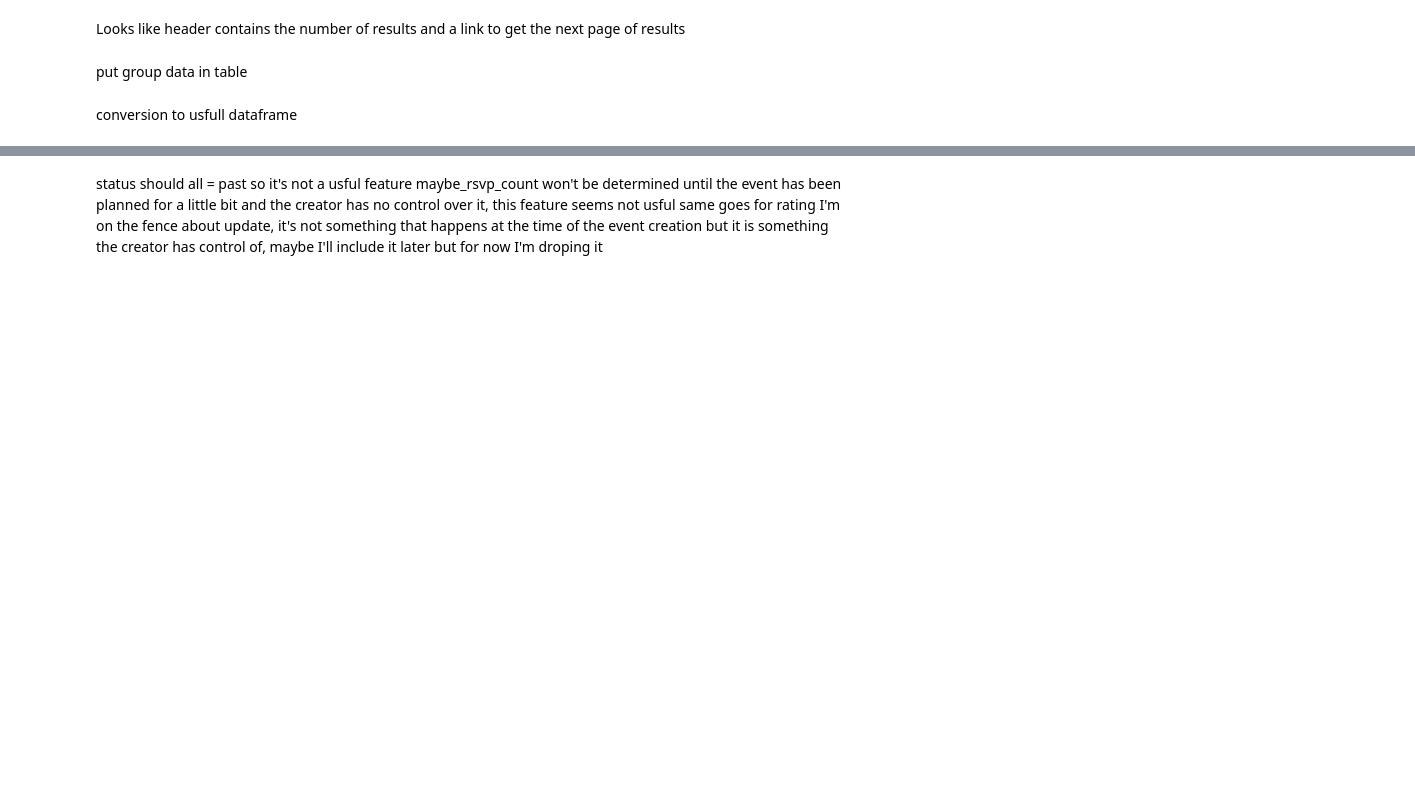
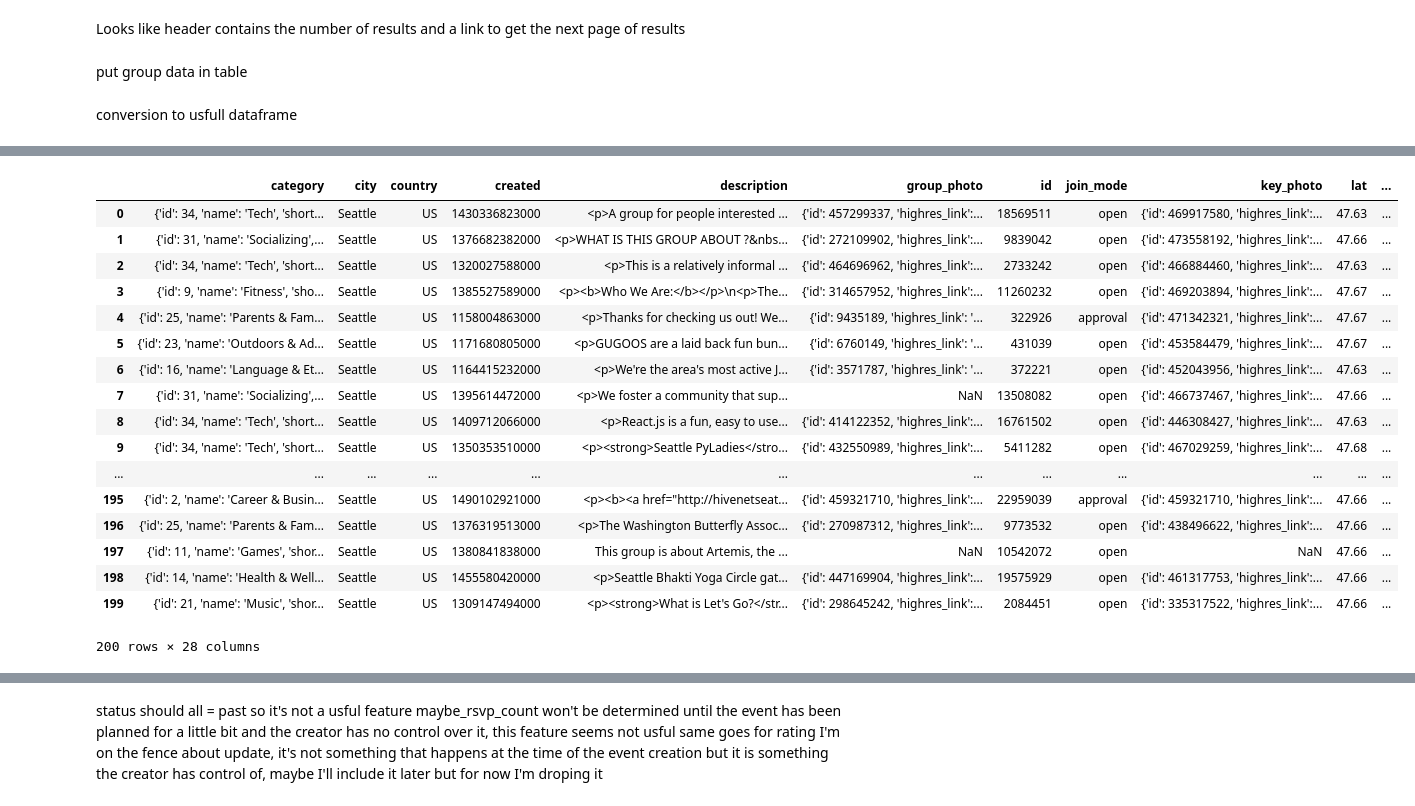
Before and after one commit to 3point14thon/meetup_rsvp_predictor, a Jupyter notebook: sandbox.ipynb, the cells around one changed output, grey strips where cells are left out. Saved outputs shown, nothing was run; the diff lists cells and outputs as text; code cells hidden in the pictures; blank space fills up the shorter version.

```diff
--- a/sandbox.ipynb
+++ b/sandbox.ipynb
@@ -61,3 +101,25 @@ df.duplicated('id').sum()
+# %%
+crummydf = pd.DataFrame(list(groups.find()))
+pd.DataFrame(crummydf['data'][0])
+# %% [output]
+|  | category | city | country | created | description | group_photo | id | join_mode | key_photo | lat | ... |
+| 0 | {'id': 34, 'name': 'Tech', 'short... | Seattle | US | 1430336823000 | <p>A group for people interested ... | {'id': 457299337, 'highres_link':... | 18569511 | open | {'id': 469917580, 'highres_link':... | 47.63 | ... |
+| 1 | {'id': 31, 'name': 'Socializing',... | Seattle | US | 1376682382000 | <p>WHAT IS THIS GROUP ABOUT ?&nbs... | {'id': 272109902, 'highres_link':... | 9839042 | open | {'id': 473558192, 'highres_link':... | 47.66 | ... |
+| 2 | {'id': 34, 'name': 'Tech', 'short... | Seattle | US | 1320027588000 | <p>This is a relatively informal ... | {'id': 464696962, 'highres_link':... | 2733242 | open | {'id': 466884460, 'highres_link':... | 47.63 | ... |
+| 3 | {'id': 9, 'name': 'Fitness', 'sho... | Seattle | US | 1385527589000 | <p><b>Who We Are:</b></p>\n<p>The... | {'id': 314657952, 'highres_link':... | 11260232 | open | {'id': 469203894, 'highres_link':... | 47.67 | ... |
+| 4 | {'id': 25, 'name': 'Parents & Fam... | Seattle | US | 1158004863000 | <p>Thanks for checking us out! We... | {'id': 9435189, 'highres_link': '... | 322926 | approval | {'id': 471342321, 'highres_link':... | 47.67 | ... |
+| 5 | {'id': 23, 'name': 'Outdoors & Ad... | Seattle | US | 1171680805000 | <p>GUGOOS are a laid back fun bun... | {'id': 6760149, 'highres_link': '... | 431039 | open | {'id': 453584479, 'highres_link':... | 47.67 | ... |
+| 6 | {'id': 16, 'name': 'Language & Et... | Seattle | US | 1164415232000 | <p>We're the area's most active J... | {'id': 3571787, 'highres_link': '... | 372221 | open | {'id': 452043956, 'highres_link':... | 47.63 | ... |
+| 7 | {'id': 31, 'name': 'Socializing',... | Seattle | US | 1395614472000 | <p>We foster a community that sup... | NaN | 13508082 | open | {'id': 466737467, 'highres_link':... | 47.66 | ... |
+| 8 | {'id': 34, 'name': 'Tech', 'short... | Seattle | US | 1409712066000 | <p>React.js is a fun, easy to use... | {'id': 414122352, 'highres_link':... | 16761502 | open | {'id': 446308427, 'highres_link':... | 47.63 | ... |
+| 9 | {'id': 34, 'name': 'Tech', 'short... | Seattle | US | 1350353510000 | <p><strong>Seattle PyLadies</stro... | {'id': 432550989, 'highres_link':... | 5411282 | open | {'id': 467029259, 'highres_link':... | 47.68 | ... |
+| ... | ... | ... | ... | ... | ... | ... | ... | ... | ... | ... | ... |
+| 195 | {'id': 2, 'name': 'Career & Busin... | Seattle | US | 1490102921000 | <p><b><a href="http://hivenetseat... | {'id': 459321710, 'highres_link':... | 22959039 | approval | {'id': 459321710, 'highres_link':... | 47.66 | ... |
+| 196 | {'id': 25, 'name': 'Parents & Fam... | Seattle | US | 1376319513000 | <p>The Washington Butterfly Assoc... | {'id': 270987312, 'highres_link':... | 9773532 | open | {'id': 438496622, 'highres_link':... | 47.66 | ... |
+| 197 | {'id': 11, 'name': 'Games', 'shor... | Seattle | US | 1380841838000 | This group is about Artemis, the ... | NaN | 10542072 | open | NaN | 47.66 | ... |
+| 198 | {'id': 14, 'name': 'Health & Well... | Seattle | US | 1455580420000 | <p>Seattle Bhakti Yoga Circle gat... | {'id': 447169904, 'highres_link':... | 19575929 | open | {'id': 461317753, 'highres_link':... | 47.66 | ... |
+| 199 | {'id': 21, 'name': 'Music', 'shor... | Seattle | US | 1309147494000 | <p><strong>What is Let's Go?</str... | {'id': 298645242, 'highres_link':... | 2084451 | open | {'id': 335317522, 'highres_link':... | 47.66 | ... |
+200 rows × 28 columns
 # %%
 len(df)
 # %% [output]
```
Also changed, not shown: parts of 7 cells of this notebook, 1 other file.
